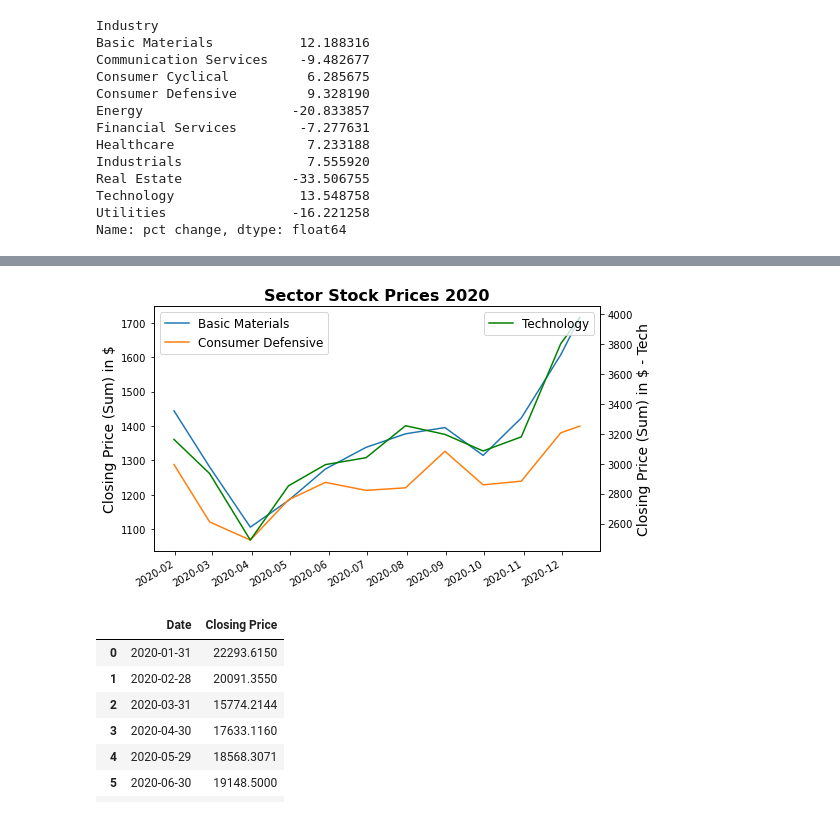
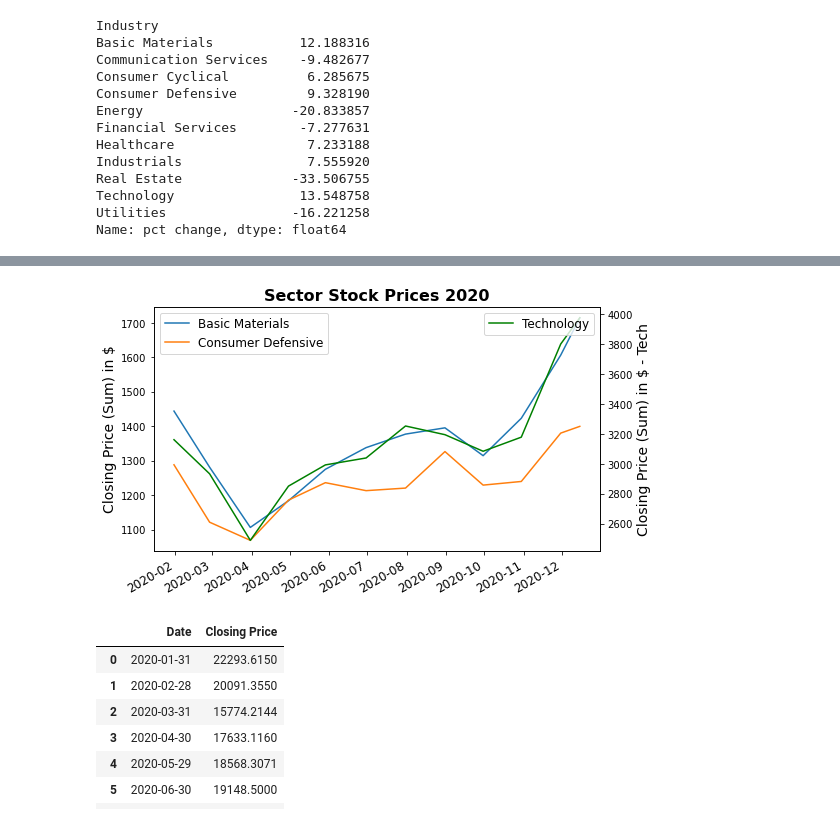
Before and after one commit to andresALLDAY/Project1, a Jupyter notebook: industry_plots.ipynb, the cells around one changed output, grey strips where cells are left out. Drawn from its saved outputs; the diff is of its cells as text; code cells hidden in the pictures.

Commit message:
Added company size images/code

```diff
--- a/industry_plots.ipynb
+++ b/industry_plots.ipynb
@@ -134,30 +262,30 @@ stocks.head()
 # %%
-sectors = stocks.groupby(['Industry','Date'])['Close'].sum().to_frame(name="close")
+sectors = stocks.groupby(['Sector','Date'])['Close'].sum().to_frame(name="close")
 sectors.reset_index(inplace=True)
 sectors['Date'] = pd.to_datetime(sectors['Date'], format='%Y-%m-%d')
-basic = sectors[(sectors['Industry'] == 'Basic Materials')]
-defense = sectors[sectors['Industry'] == 'Consumer Defensive']
-tech = sectors[(sectors['Industry'] == 'Technology')]
+basic = sectors[(sectors['Sector'] == 'Basic Materials')]
+defense = sectors[sectors['Sector'] == 'Consumer Defensive']
+tech = sectors[(sectors['Sector'] == 'Technology')]
 # %%
 #Set x axis to date of one of the series.
 #Plot basic materials and consumer defensive on first y-axis
 #Plot Technology on secondary Y axis. Plot all three industry charts on same plot.
 x = tech['Date']
 fig, ax1 = plt.subplots(figsize=(8,5))
 ax1.plot(x,basic['close'],label='Basic Materials')
 ax1.plot(x,defense['close'], label='Consumer Defensive')
 ax2 = ax1.twinx()
 ax2.plot(x,tech['close'], label='Technology', color='green')
 ax1.set_title('Sector Stock Prices 2020', fontsize=16, fontweight='bold')
 ax1.set_ylabel('Closing Price (Sum) in $', fontsize=14)
 ax2.set_ylabel('Closing Price (Sum) in $ - Tech', fontsize=14)
 fig.autofmt_xdate()
-ax.tick_params(axis='x', labelsize=12)
+ax1.tick_params(axis='x', labelsize=12)
 leg = ax1.legend(fontsize=12)
 leg2 = ax2.legend(loc='upper right', fontsize=12)
 fig.savefig('images/selected_sectors.png')
 # %% [output]
-[figure, old version]
+[figure, new version]
 # %%
 overall = sectors.groupby('Date').close.sum().to_frame(name='Closing Price')
 overall.reset_index(inplace=True)
```
Also changed, not shown: parts of 10 cells of this notebook, 7 other files.
